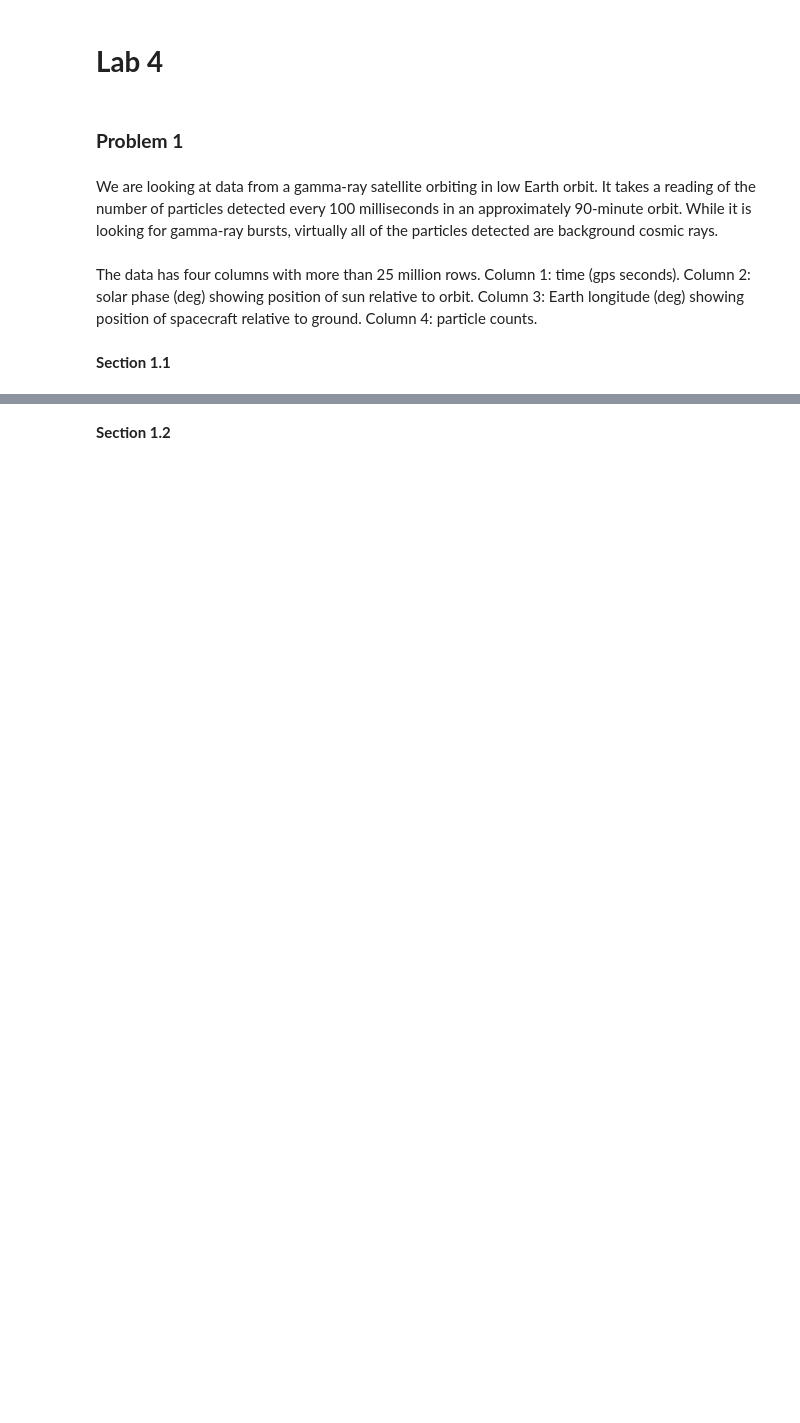
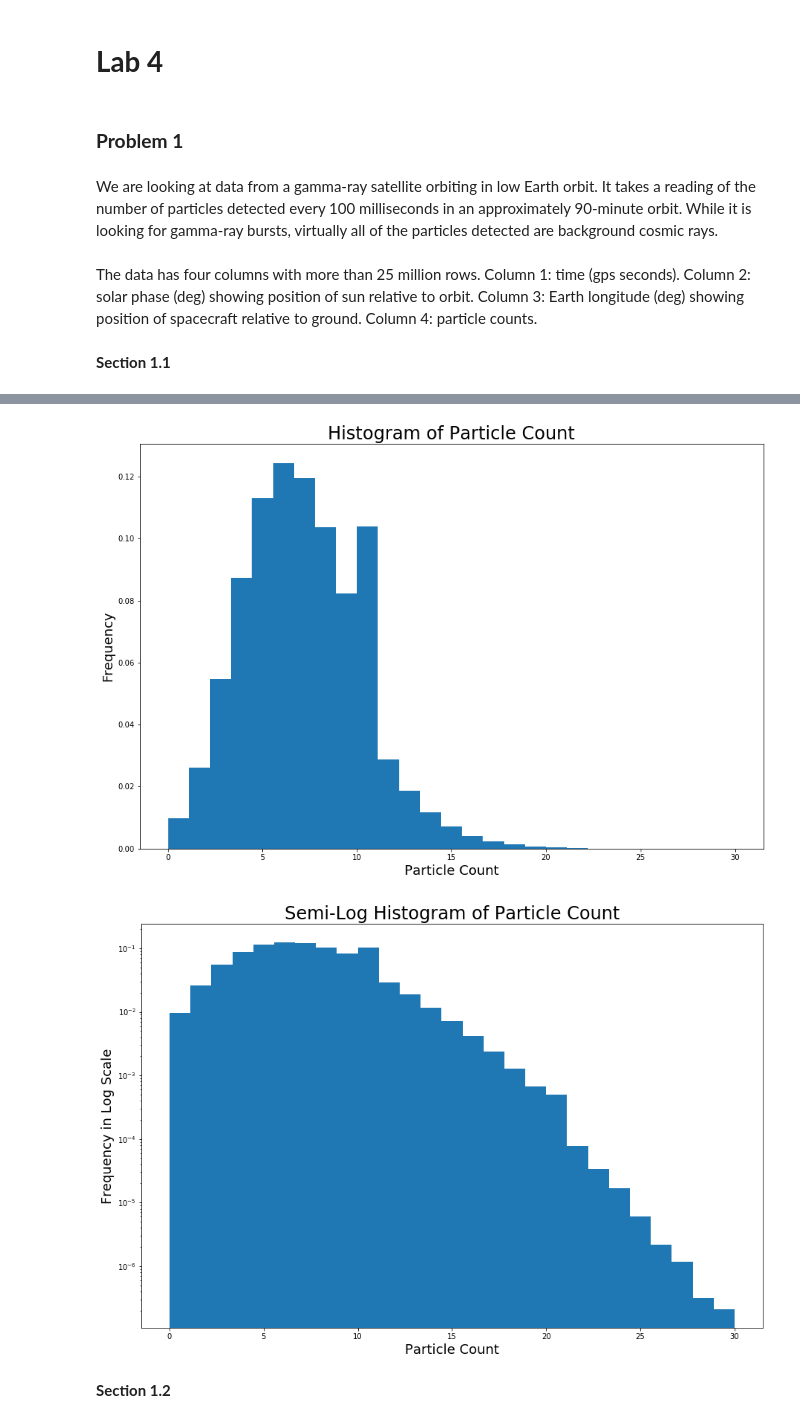
Before and after one commit to DerrickNguyenUW/PHYS434, a Jupyter notebook: Lab4.ipynb, the cells around one changed output, grey strips where cells are left out. Drawn from its saved outputs; the diff is of its cells as text; code cells hidden in the pictures; blank space fills up the shorter version.

```diff
--- a/Lab4.ipynb
+++ b/Lab4.ipynb
@@ -60,2 +92,21 @@ plt.show()
+# %%
+# hist plot of particle count frequency
+plt.figure(figsize=(15,10))
+plt.hist(pcount, density=True, bins=27)
+plt.xlabel("Particle Count", fontsize=18)
+plt.ylabel("Frequency", fontsize=18)
+plt.title("Histogram of Particle Count", fontsize=24)
+plt.show()
+
+plt.figure(figsize=(15,10))
+plt.hist(pcount, density=True, bins=27)
+plt.yscale('log')
+plt.xlabel("Particle Count", fontsize=18)
+plt.ylabel("Frequency in Log Scale", fontsize=18)
+plt.title("Semi-Log Histogram of Particle Count", fontsize=24);
+plt.show()
+# %% [output]
+[figure, added]
+[figure, added]
 # %% [markdown]
 **Section 1.2**
```
Also changed, not shown: parts of 24 cells of this notebook, 1 other file.
